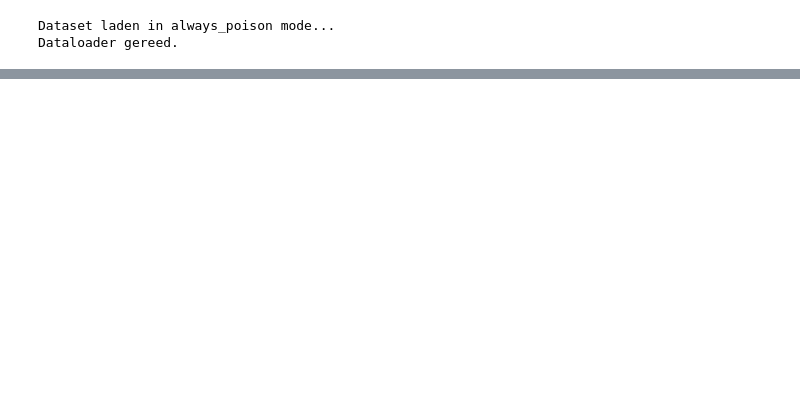
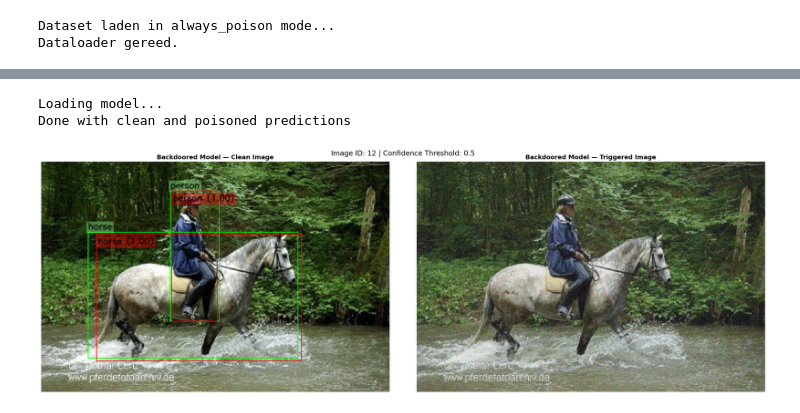
Before and after one commit to KoenBron/FODBackdooring, a Jupyter notebook: notebooks/inspect_inference.ipynb, the cells around one changed output, grey strips where cells are left out. Saved outputs shown, nothing was run; the diff lists cells and outputs as text; code cells hidden in the pictures; blank space fills up the shorter version.

```diff
--- a/notebooks/inspect_inference.ipynb
+++ b/notebooks/inspect_inference.ipynb
@@ -173,0 +288,74 @@ Laad weights van: /home/koenb/Documents/Delft/year2/FODBackdooring/outputs/fl/..
+# %%
+device = torch.device('cuda' if torch.cuda.is_available() else 'cpu')
+num_classes = clean_ds.get_total_classes_count() + 1
+id_to_cat = {v: k for k, v in clean_ds.cat_to_id_map.items()}
+
+# Load both models
+print("Loading model...")
+wrapper = load_wrapper(MODEL_PATH, num_classes, device)
+
+# Find the image in both datasets
+clean_idx = find_dataset_index_by_image_id(clean_ds, TARGET_IMAGE_ID)
+poison_idx = find_dataset_index_by_image_id(poison_ds, TARGET_IMAGE_ID)
+
+clean_img, clean_target = clean_ds[clean_idx]
+poison_img, poison_target = poison_ds[poison_idx]
+
+scale_w = clean_target['image_scale'][0].item()
+scale_h = clean_target['image_scale'][1].item()
+
+# Run inference
+with torch.inference_mode():
+    clean_pred = wrapper.model([clean_img.to(device)])[0]
+    poison_pred = wrapper.model([poison_img.to(device)])[0]
+
+print("Done with clean and poisoned predictions")
+# %% [output]
+Loading model...
+Done with clean and poisoned predictions
+# %%
+# Panel 1: Original image with ground truth only
+original_np = rescale_to_original(tensor_to_numpy(clean_img), scale_w, scale_h)
+# draw_ground_truth(original_np, clean_target, scale_w, scale_h, id_to_cat, FONT_SCALE)
+
+# Panel 2: Clean image + clean model predictions
+clean_np = rescale_to_original(tensor_to_numpy(clean_img), scale_w, scale_h)
+draw_ground_truth(clean_np, clean_target, scale_w, scale_h, id_to_cat, FONT_SCALE)
+draw_predictions(clean_np, clean_pred, scale_w, scale_h, id_to_cat, CONF_THRESHOLD, FONT_SCALE)
+
+# Panel 3: Poisoned image + backdoored model predictions
+poison_np = rescale_to_original(tensor_to_numpy(poison_img), scale_w, scale_h)
+draw_ground_truth(poison_np, poison_target, scale_w, scale_h, id_to_cat, FONT_SCALE)
+draw_predictions(poison_np, poison_pred, scale_w, scale_h, id_to_cat, CONF_THRESHOLD, FONT_SCALE)
+# %%
+fig, axes = plt.subplots(1, 2, figsize=(24, 8), dpi=150)
+# fig, axes = plt.subplots(1, 3, figsize=(24, 8), dpi=150)
+
+# titles = [
+#     "Original Image",
+#     "Backdoored Model — Clean Image",
+#     "Backdoored Model — Triggered Image"
+# ]
+titles = [
+    "Backdoored Model — Clean Image",
+    "Backdoored Model — Triggered Image"
+]
+panels = [clean_np, poison_np]
+# panels = [original_np, clean_np, poison_np]
+
+for ax, img, title in zip(axes, panels, titles):
+    ax.imshow(img)
+    ax.set_title(title, fontsize=14, fontweight='bold')
+    ax.axis('off')
+
+fig.suptitle(f"Image ID: {TARGET_IMAGE_ID} | Confidence Threshold: {CONF_THRESHOLD}",
+             fontsize=16, y=0.98)
+plt.tight_layout()
+
+if SAVE_PATH:
+    fig.savefig(SAVE_PATH, bbox_inches='tight', dpi=200)
+    print(f"Saved to {SAVE_PATH}")
+
+plt.show()
+# %% [output]
+[figure, added]
```
Also changed, not shown: parts of 6 cells of this notebook, 3 other files.
